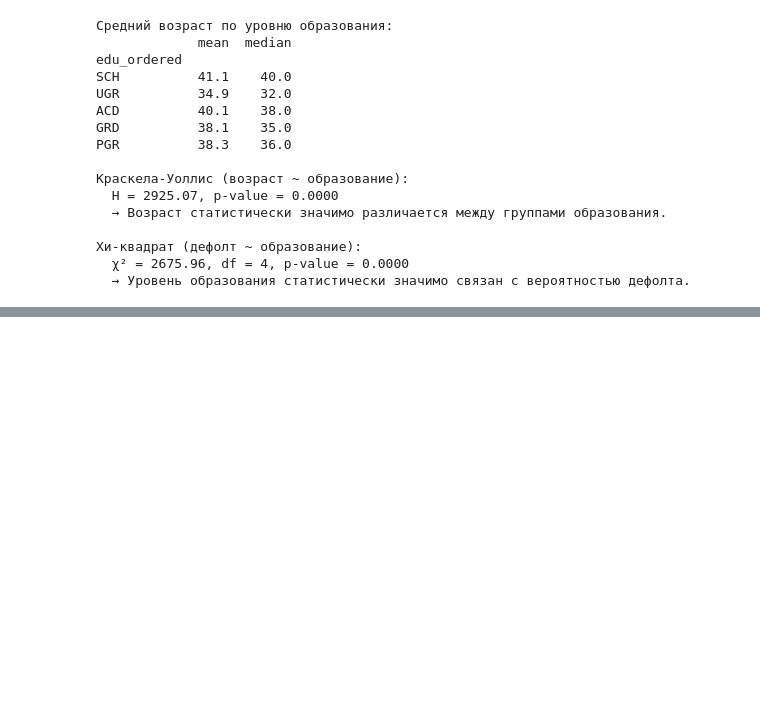
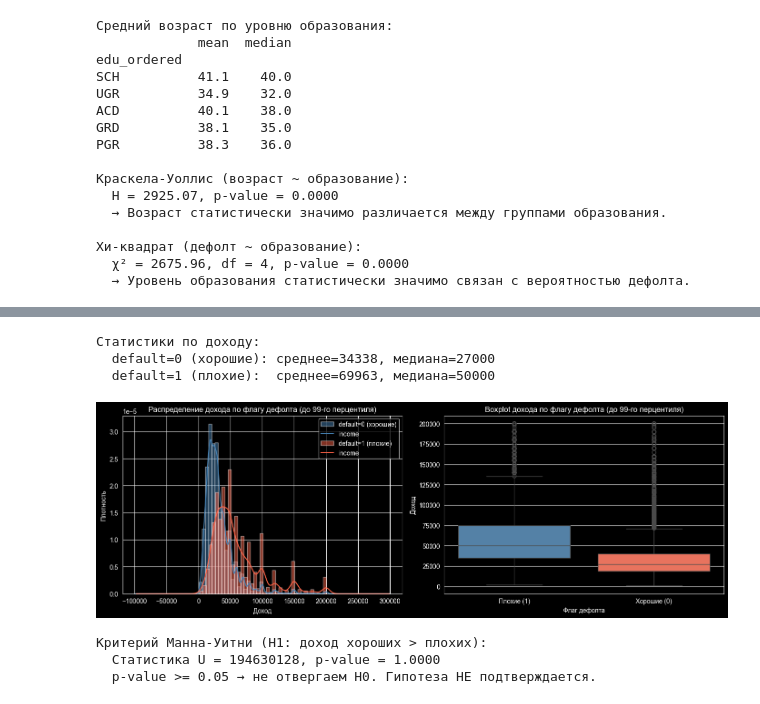
Before and after one commit to yemtsovaanna-alt/WB_DS, a Jupyter notebook: задание_1.ipynb, the cells around one changed output, grey strips where cells are left out. Saved outputs shown, nothing was run; the diff lists cells and outputs as text; code cells hidden in the pictures; blank space fills up the shorter version.

```diff
--- a/задание_1.ipynb
+++ b/задание_1.ipynb
@@ -452,4 +513,62 @@ PGR          38.3    36.0
 # %%
-# Доход "хороших" заемщиков больше, по сравнению с "плохими"
-# (распределения дохода в зависимости от флага дефолта смещено в большую сторону при default=0);
+#4. Доход "хороших" заемщиков больше, по сравнению с "плохими"
+# (распределения дохода в зависимости от флага дефолта смещено в большую сторону при default=0)
+
+from scipy import stats
+
+income_good = df[df['default'] == False]['income']
+income_bad  = df[df['default'] == True]['income']
+
+# --- Описательные статистики ---
+print("Статистики по доходу:")
+print(f"  default=0 (хорошие): среднее={income_good.mean():.0f}, медиана={income_good.median():.0f}")
+print(f"  default=1 (плохие):  среднее={income_bad.mean():.0f}, медиана={income_bad.median():.0f}")
+
+# --- Визуализация ---
+fig, axes = plt.subplots(1, 2, figsize=(14, 5))
+
+# KDE + гистограмма (обрезаем выбросы до 99-го перцентиля для читаемости)
+cap = df['income'].quantile(0.99)
+for label, data, color in [('default=0 (хорошие)', income_good, 'steelblue'),
+                             ('default=1 (плохие)',  income_bad,  'tomato')]:
+    clipped = data[data <= cap]
+    axes[0].hist(clipped, bins=40, alpha=0.5, color=color, label=label, density=True)
+    clipped.plot.kde(ax=axes[0], color=color)
+
+axes[0].set_title('Распределение дохода по флагу дефолта (до 99-го перцентиля)')
+axes[0].set_xlabel('Доход')
+axes[0].set_ylabel('Плотность')
+axes[0].legend()
+
+# Boxplot
+df_plot = df[['income', 'default']].copy()
+df_plot['default_label'] = df_plot['default'].map({False: 'Хорошие (0)', True: 'Плохие (1)'})
+sns.boxplot(data=df_plot[df_plot['income'] <= cap],
+            x='default_label', y='income',
+            palette=['steelblue', 'tomato'], ax=axes[1])
+axes[1].set_title('Boxplot дохода по флагу дефолта (до 99-го перцентиля)')
+axes[1].set_xlabel('Флаг дефолта')
+axes[1].set_ylabel('Доход')
+
+plt.tight_layout()
+plt.show()
+
+# --- Статистический тест (критерий Манна-Уитни) ---
+stat, p_value = stats.mannwhitneyu(income_good, income_bad, alternative='greater')
+print(f"\nКритерий Манна-Уитни (H1: доход хороших > плохих):")
+print(f"  Статистика U = {stat:.0f}, p-value = {p_value:.4f}")
+
+alpha = 0.05
+if p_value < alpha:
+    print(f"  p-value < {alpha} → отвергаем H0. Гипотеза ПОДТВЕРЖДАЕТСЯ: доход хороших заёмщиков статистически значимо больше.")
+else:
+    print(f"  p-value >= {alpha} → не отвергаем H0. Гипотеза НЕ подтверждается.")
+# %% [output]
+Статистики по доходу:
+  default=0 (хорошие): среднее=34338, медиана=27000
+  default=1 (плохие):  среднее=69963, медиана=50000
+[figure, added]
+Критерий Манна-Уитни (H1: доход хороших > плохих):
+  Статистика U = 194630128, p-value = 1.0000
+  p-value >= 0.05 → не отвергаем H0. Гипотеза НЕ подтверждается.
 # %%
```
Also changed, not shown: parts of 5 cells of this notebook, 3 other files.
